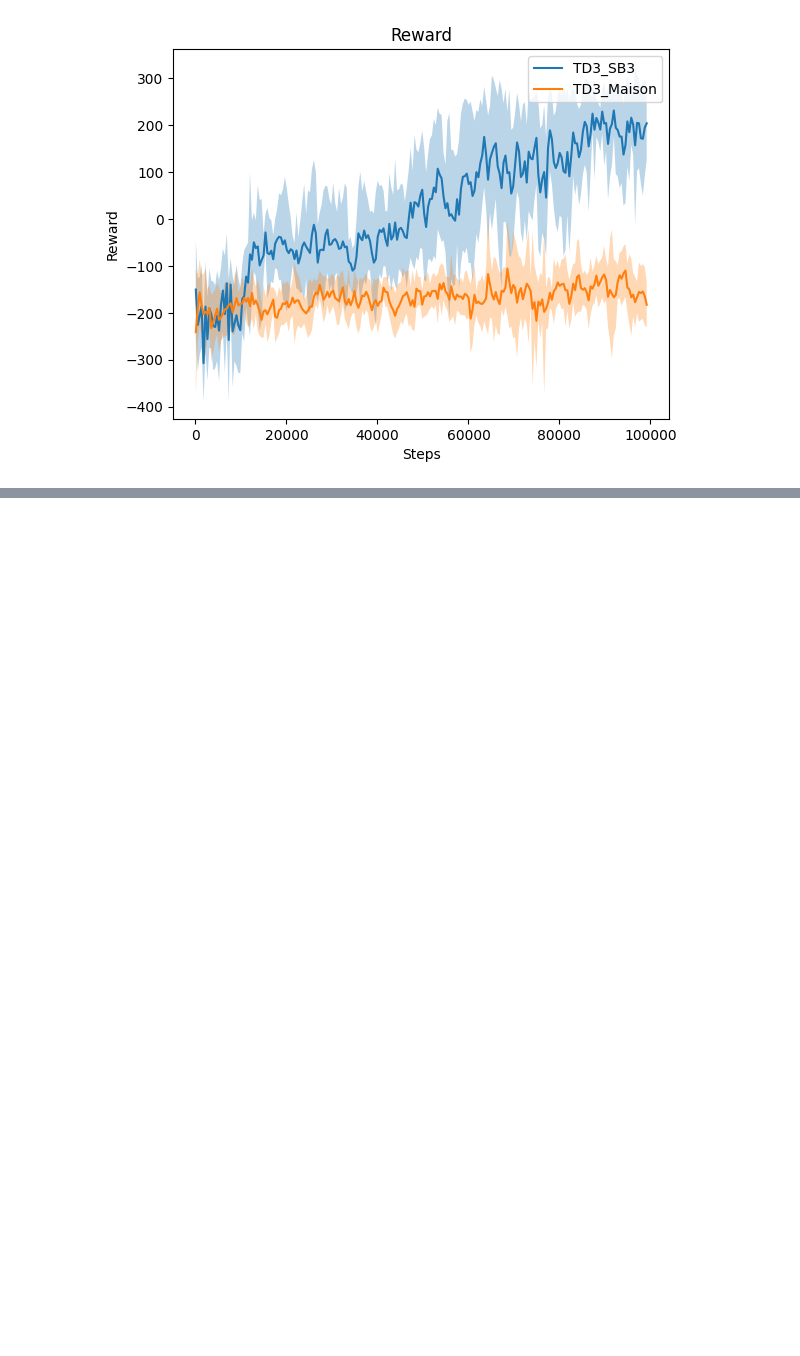
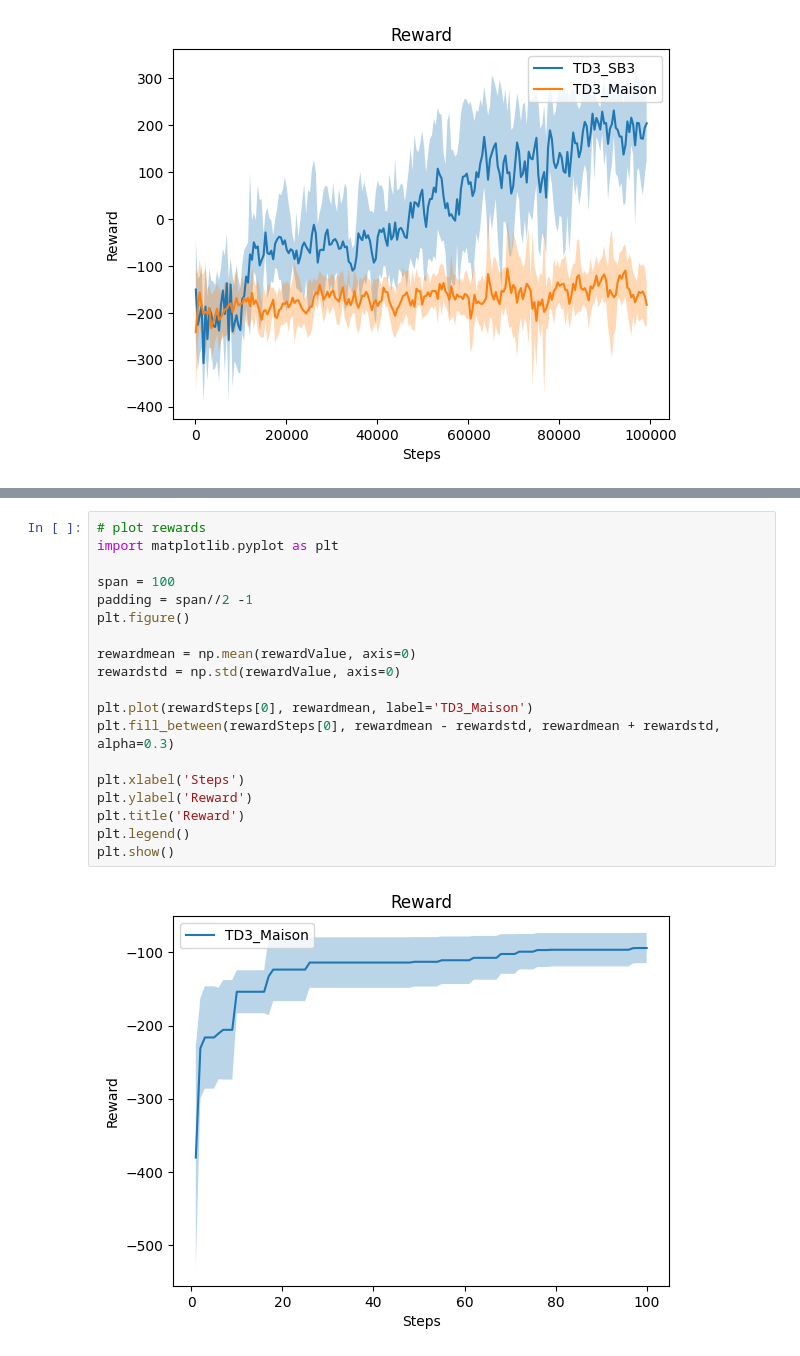
Before and after one commit to MaxMaiche/IAR-Mini-Projet, a Jupyter notebook: PlotData.ipynb, the cells around one changed output, grey strips where cells are left out. Drawn from its saved outputs; the diff is of its cells as text; blank space fills up the shorter version.

```diff
--- a/PlotData.ipynb
+++ b/PlotData.ipynb
@@ -137,0 +156,21 @@ plt.show()
+# %%
+# plot rewards
+import matplotlib.pyplot as plt
+
+span = 100
+padding = span//2 -1
+plt.figure()
+
+rewardmean = np.mean(rewardValue, axis=0)
+rewardstd = np.std(rewardValue, axis=0)
+
+plt.plot(rewardSteps[0], rewardmean, label='TD3_Maison')
+plt.fill_between(rewardSteps[0], rewardmean - rewardstd, rewardmean + rewardstd, alpha=0.3)
+
+plt.xlabel('Steps')
+plt.ylabel('Reward')
+plt.title('Reward')
+plt.legend()
+plt.show()
+# %% [output]
+[figure, added]
```
Also changed, not shown: parts of 1 cell of this notebook, 1 other file.
